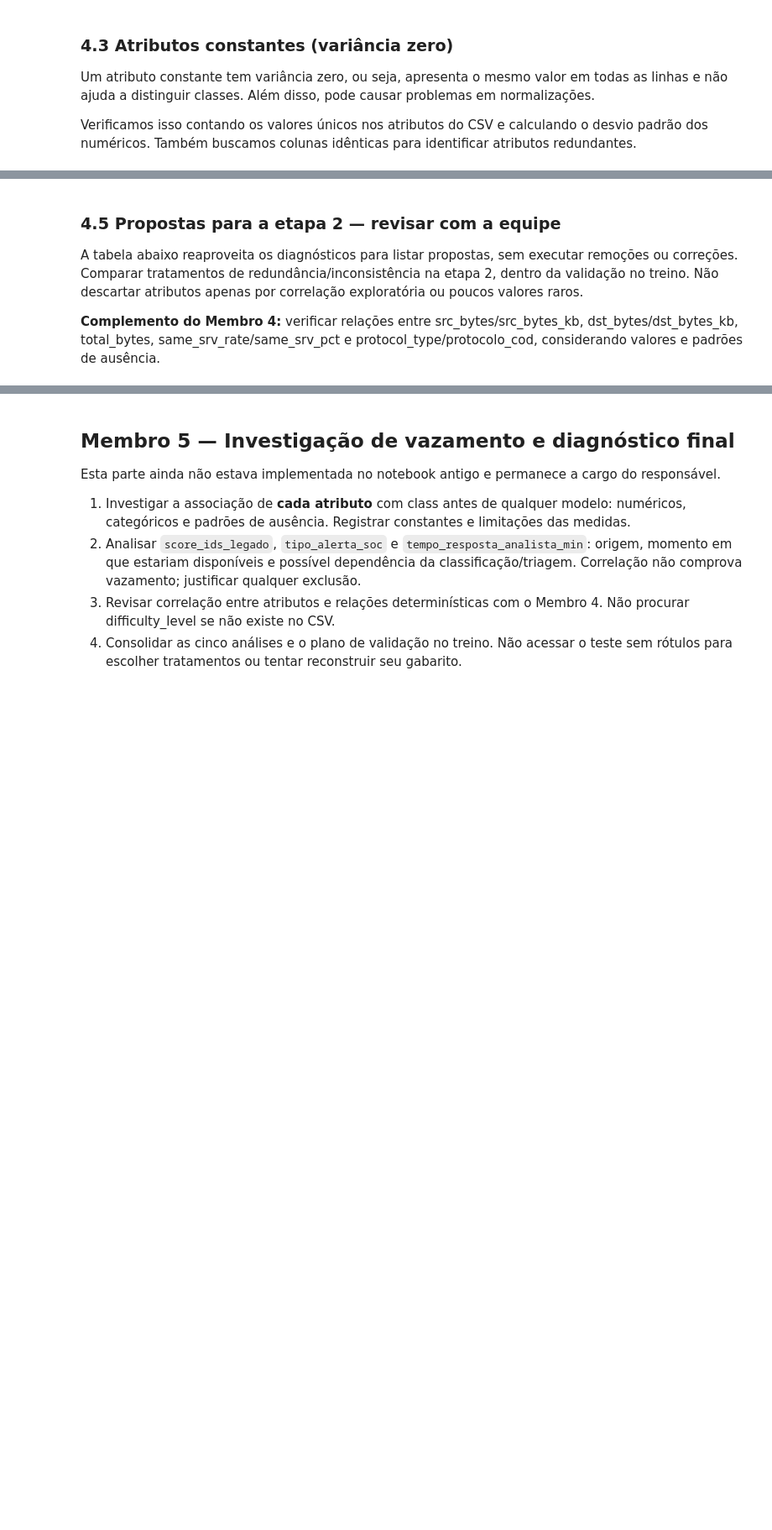
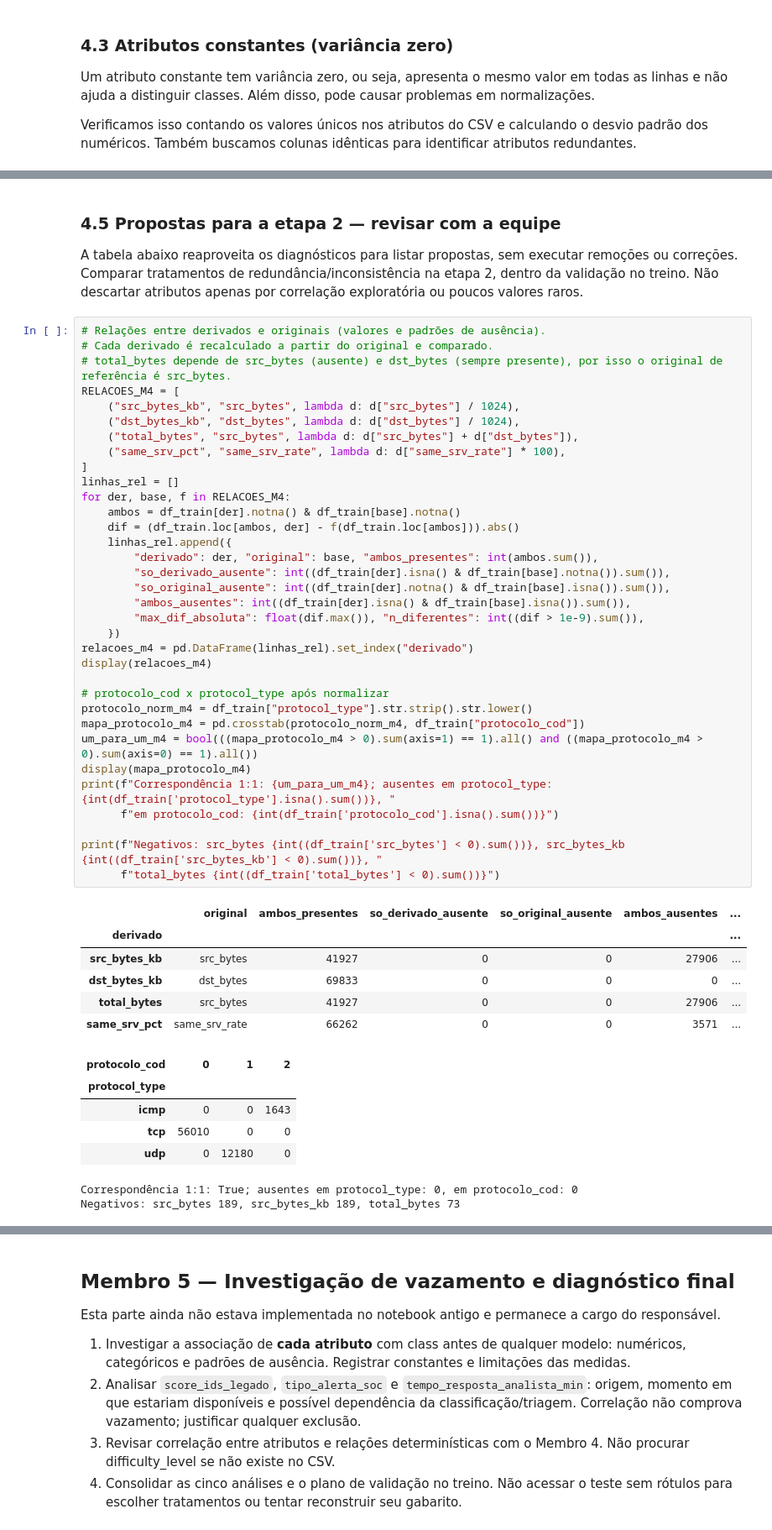
Before and after one commit to matheusmra/tp-ia, a Jupyter notebook: notebooks/01_analise_exploratoria.ipynb, the cells around one changed output, grey strips where cells are left out. Shown at 84% size. Drawn from its saved outputs; the diff is of its cells as text; blank space fills up the shorter version.

```diff
--- a/notebooks/01_analise_exploratoria.ipynb
+++ b/notebooks/01_analise_exploratoria.ipynb
@@ -1060,9 +1203,54 @@ if n_su_fora_dominio:
 A tabela abaixo reaproveita os diagnósticos para listar propostas, sem executar remoções ou correções.
 Comparar tratamentos de redundância/inconsistência na etapa 2, dentro da validação no treino.
 Não descartar atributos apenas por correlação exploratória ou poucos valores raros.
-
-**Complemento do Membro 4:** verificar relações entre src_bytes/src_bytes_kb, dst_bytes/dst_bytes_kb,
-total_bytes, same_srv_rate/same_srv_pct e protocol_type/protocolo_cod, considerando valores e padrões de ausência.
+# %%
+# Relações entre derivados e originais (valores e padrões de ausência).
+# Cada derivado é recalculado a partir do original e comparado.
+# total_bytes depende de src_bytes (ausente) e dst_bytes (sempre presente), por isso o original de referência é src_bytes.
+RELACOES_M4 = [
+    ("src_bytes_kb", "src_bytes", lambda d: d["src_bytes"] / 1024),
+    ("dst_bytes_kb", "dst_bytes", lambda d: d["dst_bytes"] / 1024),
+    ("total_bytes", "src_bytes", lambda d: d["src_bytes"] + d["dst_bytes"]),
+    ("same_srv_pct", "same_srv_rate", lambda d: d["same_srv_rate"] * 100),
+]
+linhas_rel = []
+for der, base, f in RELACOES_M4:
+    ambos = df_train[der].notna() & df_train[base].notna()
+    dif = (df_train.loc[ambos, der] - f(df_train.loc[ambos])).abs()
+    linhas_rel.append({
+        "derivado": der, "original": base, "ambos_presentes": int(ambos.sum()),
+        "so_derivado_ausente": int((df_train[der].isna() & df_train[base].notna()).sum()),
+        "so_original_ausente": int((df_train[der].notna() & df_train[base].isna()).sum()),
+        "ambos_ausentes": int((df_train[der].isna() & df_train[base].isna()).sum()),
+        "max_dif_absoluta": float(dif.max()), "n_diferentes": int((dif > 1e-9).sum()),
+    })
+relacoes_m4 = pd.DataFrame(linhas_rel).set_index("derivado")
+display(relacoes_m4)
+
+# protocolo_cod x protocol_type após normalizar
+protocolo_norm_m4 = df_train["protocol_type"].str.strip().str.lower()
+mapa_protocolo_m4 = pd.crosstab(protocolo_norm_m4, df_train["protocolo_cod"])
+um_para_um_m4 = bool(((mapa_protocolo_m4 > 0).sum(axis=1) == 1).all() and ((mapa_protocolo_m4 > 0).sum(axis=0) == 1).all())
+display(mapa_protocolo_m4)
+print(f"Correspondência 1:1: {um_para_um_m4}; ausentes em protocol_type: {int(df_train['protocol_type'].isna().sum())}, "
+      f"em protocolo_cod: {int(df_train['protocolo_cod'].isna().sum())}")
+
+print(f"Negativos: src_bytes {int((df_train['src_bytes'] < 0).sum())}, src_bytes_kb {int((df_train['src_bytes_kb'] < 0).sum())}, "
+      f"total_bytes {int((df_train['total_bytes'] < 0).sum())}")
+# %% [output]
+|  | original | ambos_presentes | so_derivado_ausente | so_original_ausente | ambos_ausentes | ... |
+| derivado |  |  |  |  |  | ... |
+| src_bytes_kb | src_bytes | 41927 | 0 | 0 | 27906 | ... |
+| dst_bytes_kb | dst_bytes | 69833 | 0 | 0 | 0 | ... |
+| total_bytes | src_bytes | 41927 | 0 | 0 | 27906 | ... |
+| same_srv_pct | same_srv_rate | 66262 | 0 | 0 | 3571 | ... |
+| protocolo_cod | 0 | 1 | 2 |
+| protocol_type |  |  |  |
+| icmp | 0 | 0 | 1643 |
+| tcp | 56010 | 0 | 0 |
+| udp | 0 | 12180 | 0 |
+Correspondência 1:1: True; ausentes em protocol_type: 0, em protocolo_cod: 0
+Negativos: src_bytes 189, src_bytes_kb 189, total_bytes 73
 # %%
 decisoes = []
 for c in constantes_m4:
```
Also changed, not shown: parts of 13 cells of this notebook.
